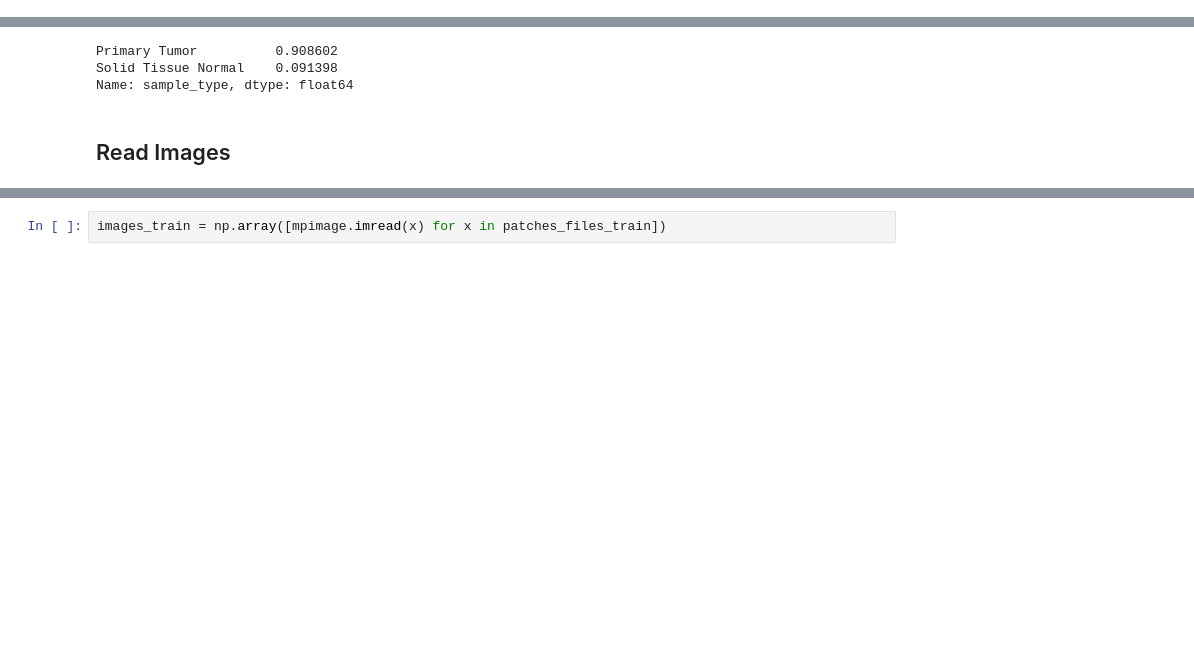
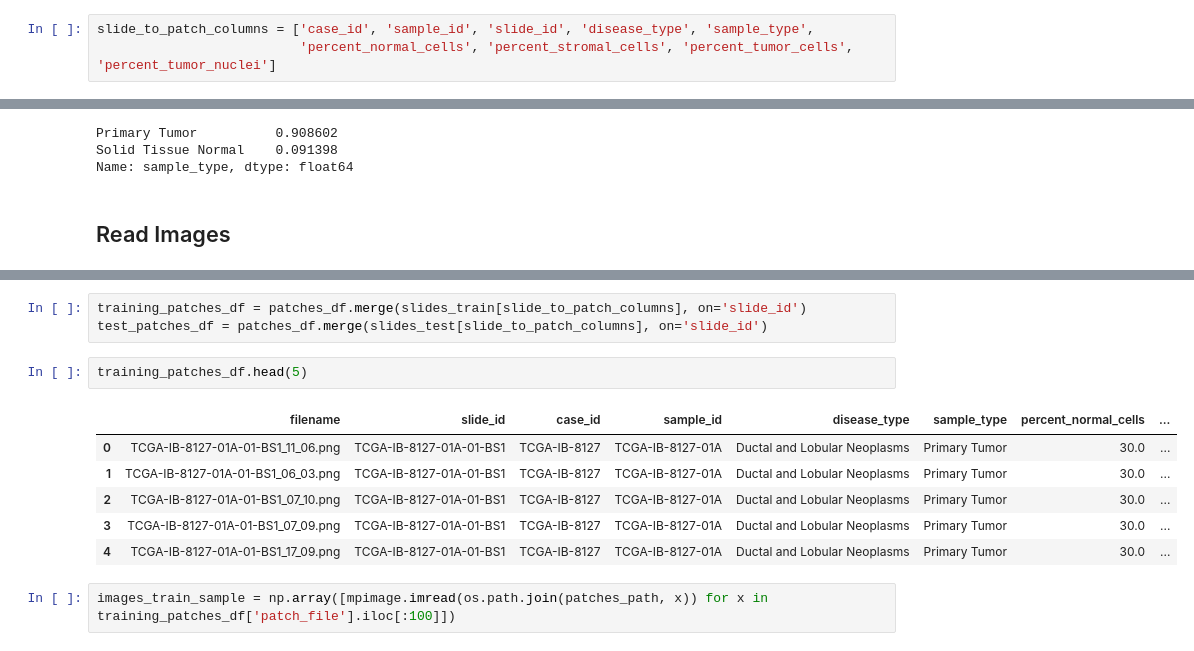
Before and after one commit to portizdegalisteo/TFM, a Jupyter notebook: model_training.ipynb, the cells around one changed output, grey strips where cells are left out. Cells and saved outputs as stored; diff of their text form; blank space fills up the shorter version.

```diff
--- a/model_training.ipynb
+++ b/model_training.ipynb
@@ -34,2 +49,5 @@ patches_files = [os.path.join(patches_path, x) for x in os.listdir(patches_path)
 # %%
 slides_df = pd.read_csv(os.path.join(conf['data_path'], 'slides_metadata.csv'), sep='|')
+# %%
+slide_to_patch_columns = ['case_id', 'sample_id', 'slide_id', 'disease_type', 'sample_type',
+                          'percent_normal_cells', 'percent_stromal_cells', 'percent_tumor_cells', 'percent_tumor_nuclei']
@@ -70,2 +108,14 @@ patches_files_train = patches_files_train[:1000]
+# %%
+training_patches_df = patches_df.merge(slides_train[slide_to_patch_columns], on='slide_id')
+test_patches_df = patches_df.merge(slides_test[slide_to_patch_columns], on='slide_id')
+# %%
+training_patches_df.head(5)
+# %% [output]
+|  | filename | slide_id | case_id | sample_id | disease_type | sample_type | percent_normal_cells | ... |
+| 0 | TCGA-IB-8127-01A-01-BS1_11_06.png | TCGA-IB-8127-01A-01-BS1 | TCGA-IB-8127 | TCGA-IB-8127-01A | Ductal and Lobular Neoplasms | Primary Tumor | 30.0 | ... |
+| 1 | TCGA-IB-8127-01A-01-BS1_06_03.png | TCGA-IB-8127-01A-01-BS1 | TCGA-IB-8127 | TCGA-IB-8127-01A | Ductal and Lobular Neoplasms | Primary Tumor | 30.0 | ... |
+| 2 | TCGA-IB-8127-01A-01-BS1_07_10.png | TCGA-IB-8127-01A-01-BS1 | TCGA-IB-8127 | TCGA-IB-8127-01A | Ductal and Lobular Neoplasms | Primary Tumor | 30.0 | ... |
+| 3 | TCGA-IB-8127-01A-01-BS1_07_09.png | TCGA-IB-8127-01A-01-BS1 | TCGA-IB-8127 | TCGA-IB-8127-01A | Ductal and Lobular Neoplasms | Primary Tumor | 30.0 | ... |
+| 4 | TCGA-IB-8127-01A-01-BS1_17_09.png | TCGA-IB-8127-01A-01-BS1 | TCGA-IB-8127 | TCGA-IB-8127-01A | Ductal and Lobular Neoplasms | Primary Tumor | 30.0 | ... |
 # %%
-images_train = np.array([mpimage.imread(x) for x in patches_files_train])
+images_train_sample = np.array([mpimage.imread(os.path.join(patches_path, x)) for x in training_patches_df['patch_file'].iloc[:100]])
```
Also changed, not shown: parts of 26 cells of this notebook, 5 other files.
